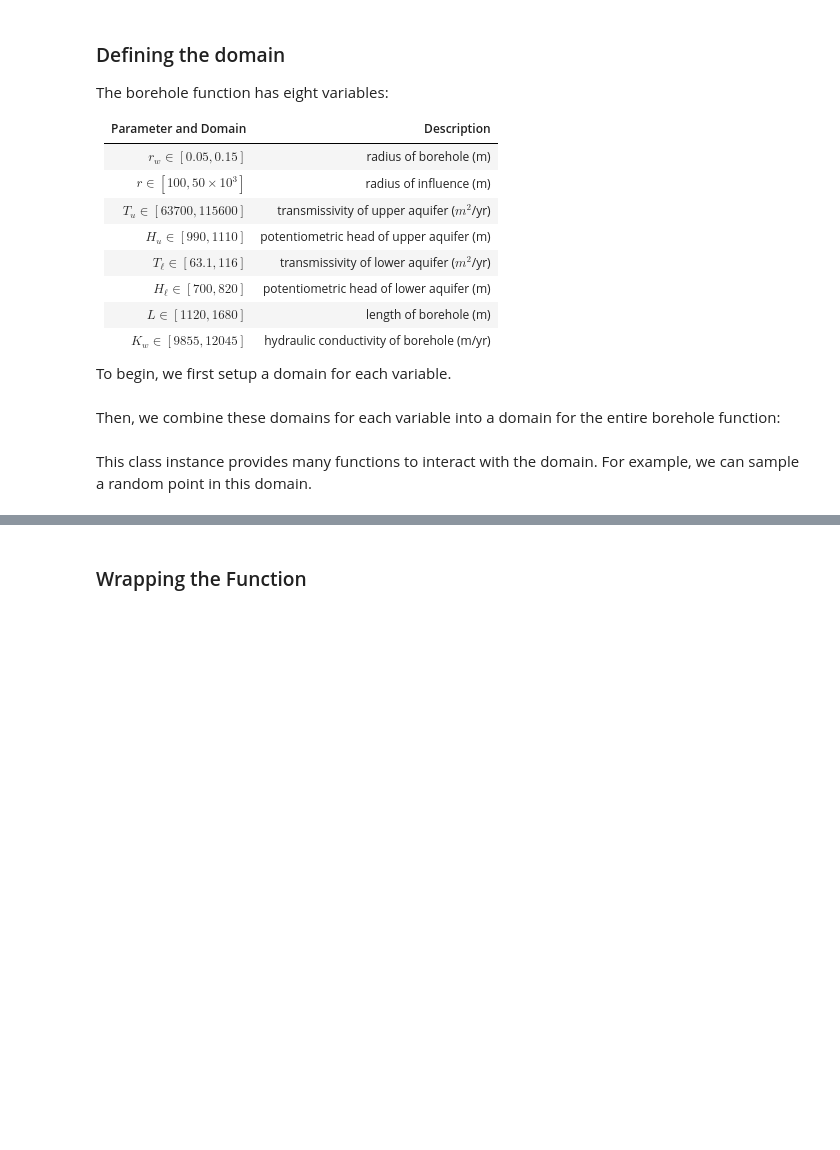
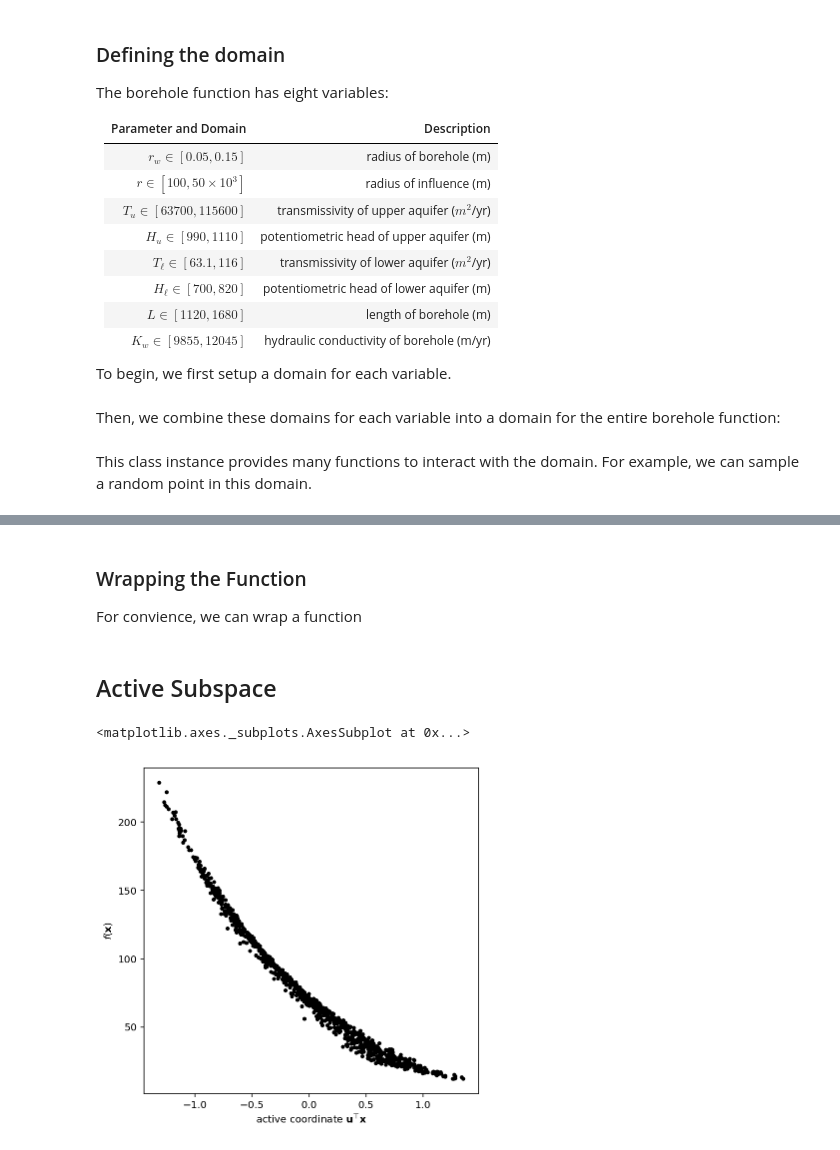
Before and after one commit to jeffrey-hokanson/PSDR, a Jupyter notebook: docs/source/borehole.ipynb, the cells around one changed output, grey strips where cells are left out. Cells and saved outputs as stored; diff of their text form; code cells hidden in the pictures; blank space fills up the shorter version.

Commit message:
Updated Borehole example

```diff
--- a/docs/source/borehole.ipynb
+++ b/docs/source/borehole.ipynb
@@ -71,5 +75,20 @@ def borehole_func(x):
     return 2*np.pi*T_u*(H_u - H_l)/(np.log(r/r_w)*(1 + 2*L*T_u/(np.log(r/r_w)*r_w**2*K_w) + T_u/T_l))
 # %% [markdown]
 ### Wrapping the Function
+For convience, we can wrap a function
 # %%
-borehole = psdr.WrapperFunction(borehole_func, borehole_domain)
+borehole = psdr.Function(borehole_func, borehole_domain, fd_grad = True)
+# %% [markdown]
+## Active Subspace
+# %%
+X = borehole.sample(1000)
+grads = borehole.grad(X)
+# %%
+active = psdr.ActiveSubspace()
+active.fit(grads)
+# %%
+fX = borehole(X)
+active.shadow_plot(X, fX, dim = 1)
+# %% [output]
+<matplotlib.axes._subplots.AxesSubplot at 0x...>
+[figure, added]
```
Also changed, not shown: parts of 11 cells of this notebook.
